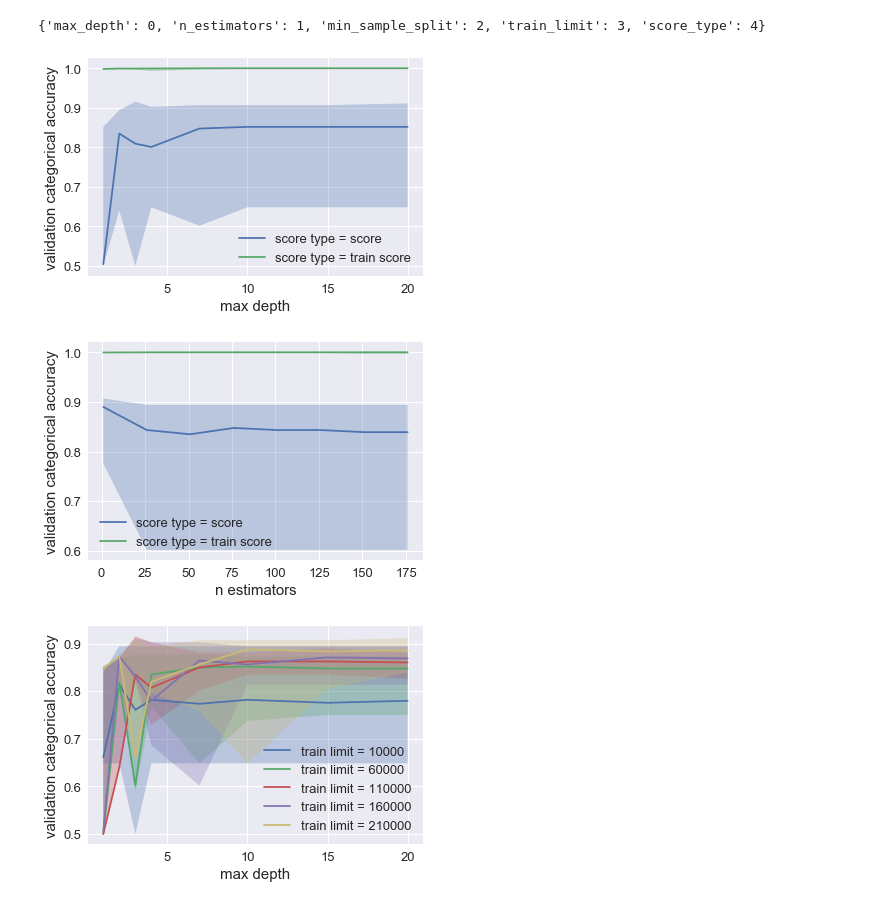
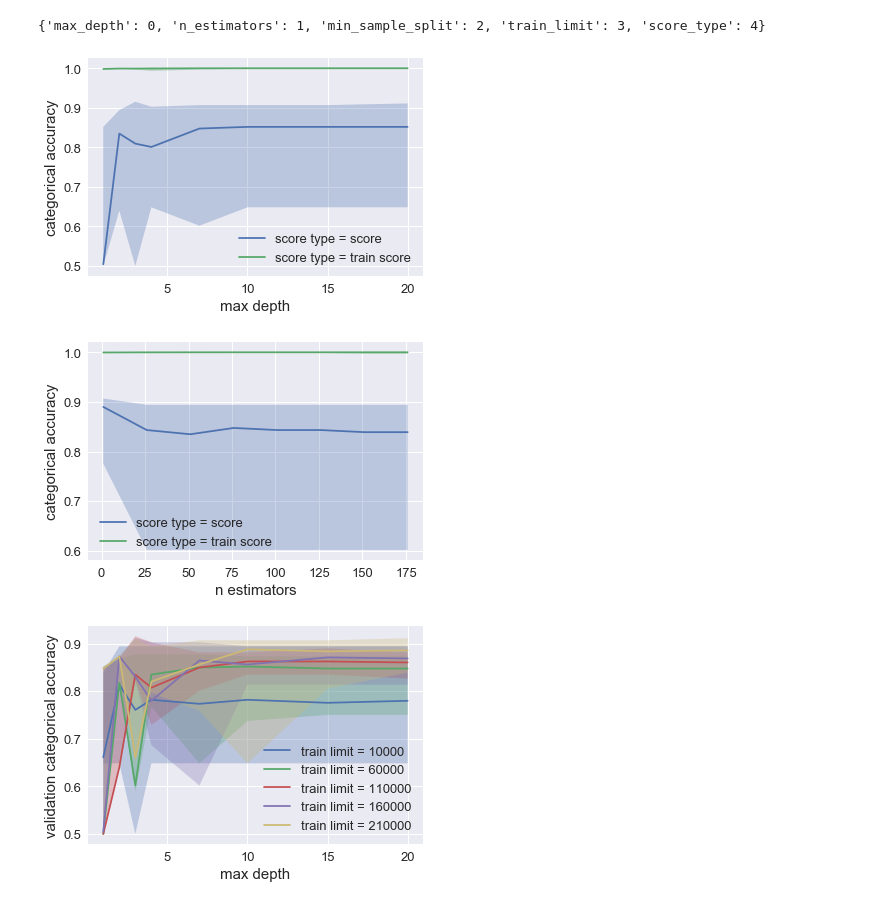
Before and after one commit to anliec/ML_homework_supervised, a Jupyter notebook: plot_boost.ipynb, the cells around one changed output. Drawn from its saved outputs; the diff is of its cells as text; code cells hidden in the pictures.

```diff
--- a/boost_test.ipynb
+++ b/plot_boost.ipynb
@@ -34,31 +34,31 @@ print(ddi)
 # %%
 x_arg_name = 'max_depth'
 y_arg_name = 'score_type'
 z_arg_name = 'score_type'
 
 x_arg_id = ddi[x_arg_name]
 y_arg_id = ddi[y_arg_name]
 z_arg_id = ddi[z_arg_name]
 
 cd = consolidate_dict_data(dd, consolidate_argx=x_arg_id, argx_name=x_arg_name,
                            consolidate_argy=y_arg_id, argy_name=y_arg_name,
                            consolidate_argz=z_arg_id,
                            filters=None
                            )
 plt.figure()
 for a, d in cd.items():
     plt.plot(d.get(x_arg_name),d.get('median'),
              label=z_arg_name.replace('_',' ') + ' = ' + str(a).replace('_',' '))
     #plt.fill_between(d.get(x_arg_name), d.get('mean') - d.get('std'), d.get('mean') + d.get('std'), alpha=0.3)
     plt.fill_between(d.get(x_arg_name), d.get('min'), d.get('max'), alpha=0.3)
-plt.ylabel('validation categorical accuracy')
+plt.ylabel('categorical accuracy')
 plt.xlabel(x_arg_name.replace('_',' '))
 plt.legend()
 #plt.title("Evolution of acuracy acording to the number of training examples")
 plt.savefig("graphs/boost_"+data_set_name+"_"+x_arg_name+"_"+y_arg_name+"_"+z_arg_name+".png")
 plt.show()
 # %% [output]
-[figure, old version]
+[figure, new version]
 # %%
 x_arg_name = 'n_estimators'
 y_arg_name = 'score_type'
@@ -79,14 +79,14 @@ for a, d in cd.items():
              label=z_arg_name.replace('_',' ') + ' = ' + str(a).replace('_',' '))
     #plt.fill_between(d.get(x_arg_name), d.get('mean') - d.get('std'), d.get('mean') + d.get('std'), alpha=0.3)
     plt.fill_between(d.get(x_arg_name), d.get('min'), d.get('max'), alpha=0.3)
-plt.ylabel('validation categorical accuracy')
+plt.ylabel('categorical accuracy')
 plt.xlabel(x_arg_name.replace('_',' '))
 plt.legend()
 #plt.title("Evolution of acuracy acording to the number of training examples")
 plt.savefig("graphs/boost_"+data_set_name+"_"+x_arg_name+"_"+y_arg_name+"_"+z_arg_name+".png")
 plt.show()
 # %% [output]
-[figure, old version]
+[figure, new version]
 # %%
 x_arg_name = 'max_depth'
 y_arg_name = 'score_type'
```
Also changed, not shown: parts of 4 cells of this notebook, 14 other files.
